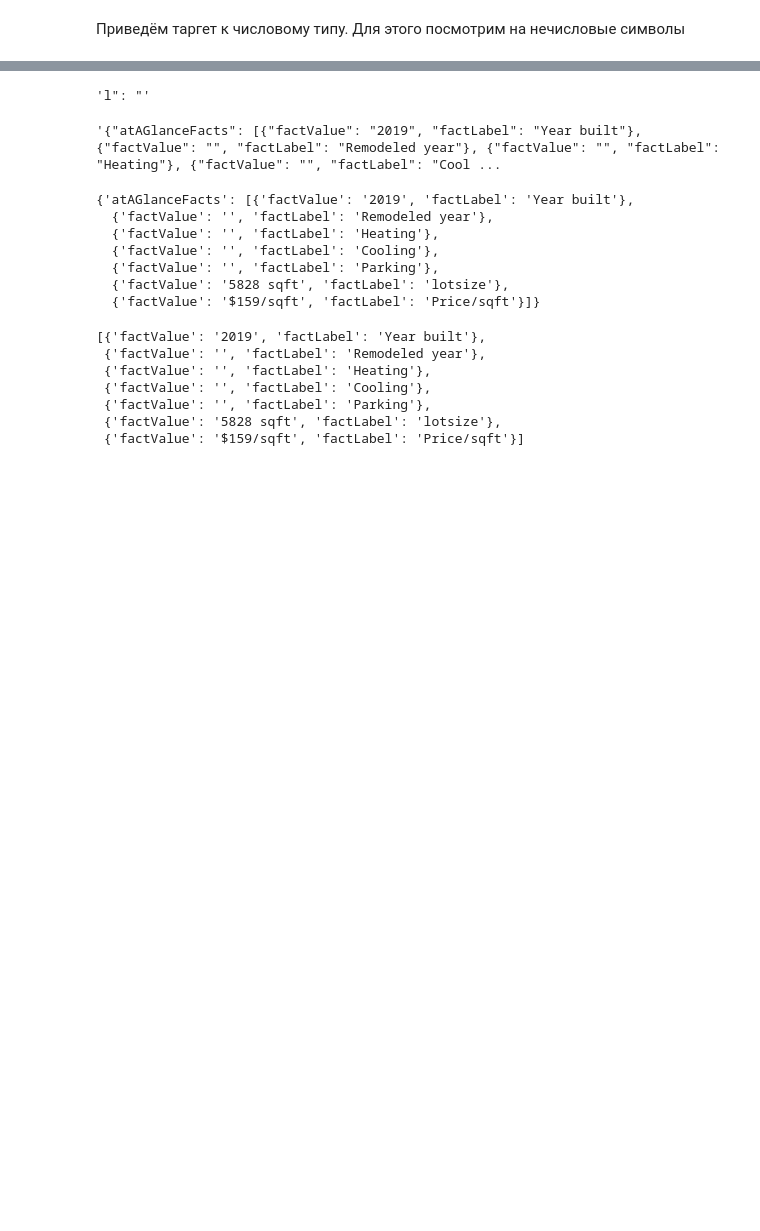
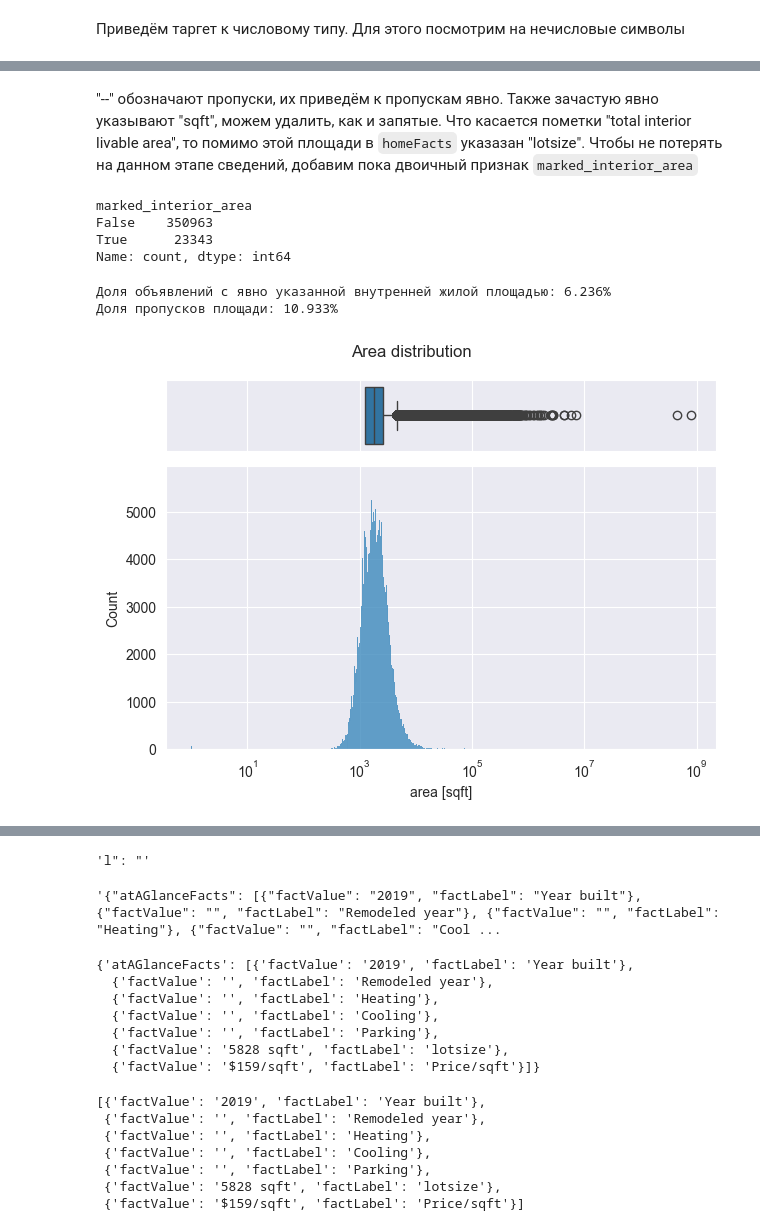
Before and after one commit to mvulf/housing_cost, a Jupyter notebook: notebooks/1.0-mv-data-understanding.ipynb, the cells around one changed output, grey strips where cells are left out. Cells and saved outputs as stored; diff of their text form; code cells hidden in the pictures; blank space fills up the shorter version.

```diff
--- a/notebooks/1.0-mv-data-understanding.ipynb
+++ b/notebooks/1.0-mv-data-understanding.ipynb
@@ -304,0 +471,32 @@ IndexError: string index out of range
+# %% [markdown]
+"--" обозначают пропуски, их приведём к пропускам явно.
+Также зачастую явно указывают "sqft", можем удалить, как и запятые.
+Что касается пометки "total interior livable area", то помимо этой площади в `homeFacts` указазан "lotsize".
+Чтобы не потерять на данном этапе сведений, добавим пока двоичный признак `marked_interior_area`
+# %%
+df = build_features.get_df_with_numerical_sqft(df)
+display(df['marked_interior_area'].value_counts())
+print(
+    'Доля объявлений с явно указанной внутренней жилой площадью:',
+    utils.get_percentage(df['marked_interior_area'].sum(), df.shape[0])
+)
+print(
+    'Доля пропусков площади:',
+    utils.get_percentage(df['sqft'].isna().sum(), df.shape[0])
+)
+
+visualize.plot_box_hist_plot(
+    df,
+    'sqft',
+    numeric_label='area [sqft]',
+    log_scale=True,
+    title='Area distribution',
+);
+# %% [output]
+marked_interior_area
+False    350963
+True      23343
+Name: count, dtype: int64
+Доля объявлений с явно указанной внутренней жилой площадью: 6.236%
+Доля пропусков площади: 10.933%
+[figure, added]
```
Also changed, not shown: parts of 39 cells of this notebook, 4 other files.
